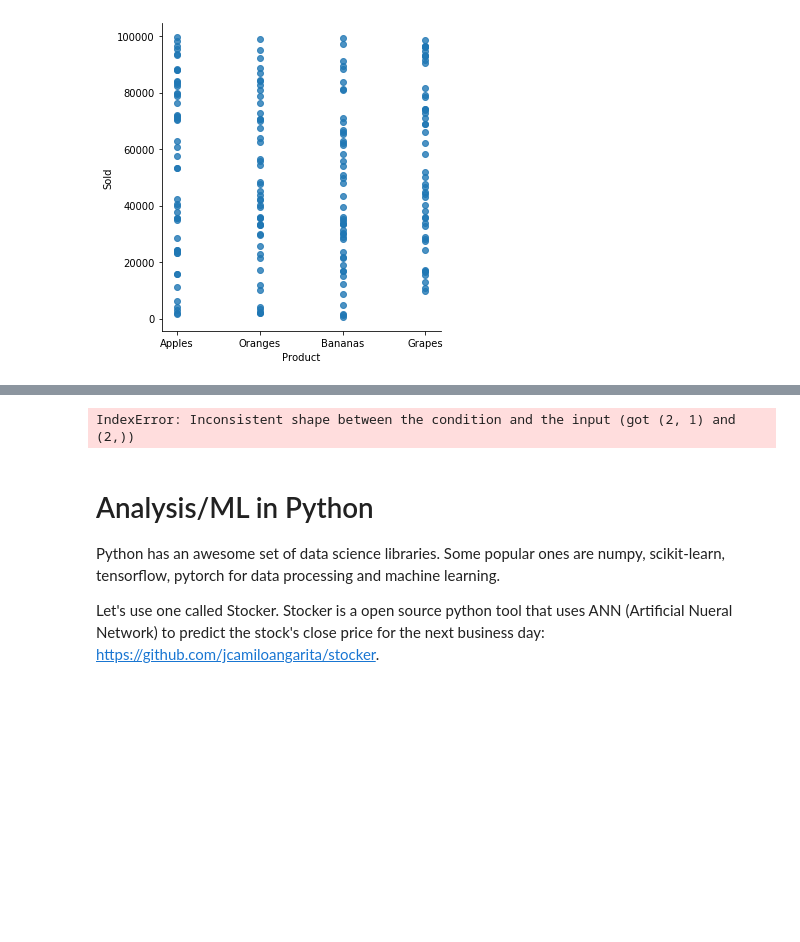
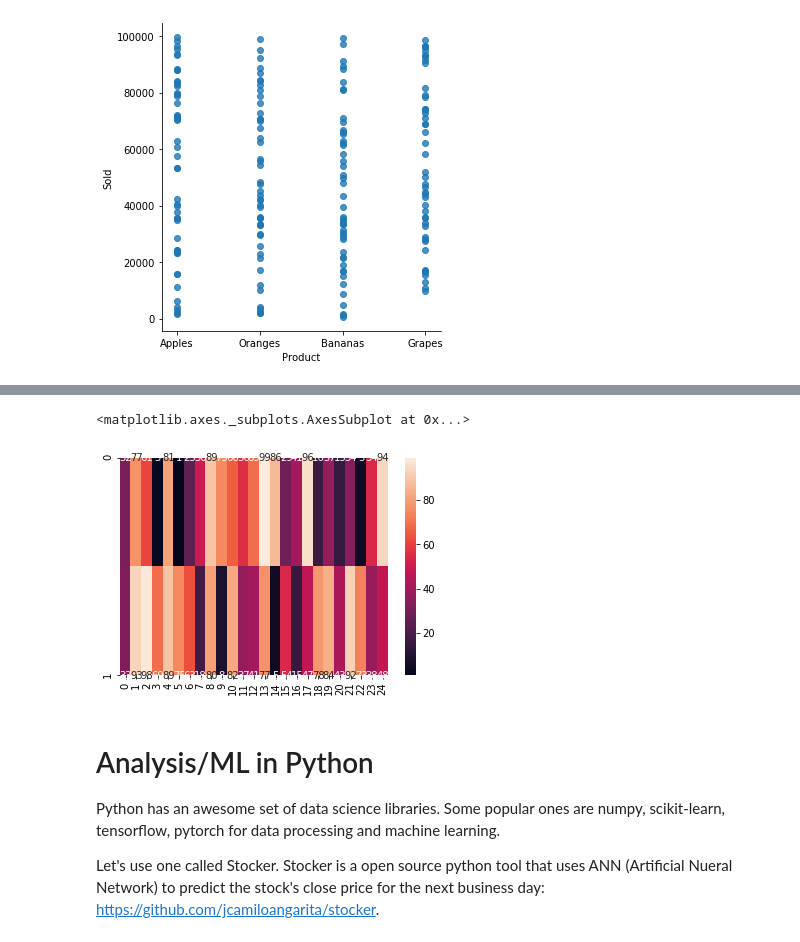
Before and after one commit to keyur32/PythonIntroForMVPs, a Jupyter notebook: notebooks/Python 101 for MVPs.ipynb, the cells around one changed output, grey strips where cells are left out. Cells and saved outputs as stored; diff of their text form; code cells hidden in the pictures; blank space fills up the shorter version.

```diff
--- a/notebooks/Python 101 for MVPs.ipynb
+++ b/notebooks/Python 101 for MVPs.ipynb
@@ -159,8 +163,9 @@ df.head()
 # %%
 #create heatmap
-#sns.heatmap([all_data.product, all_data.Sold], annot=True, fmt="d")
+sns.heatmap([df.x, df.y], annot=True, fmt="d")
 # %% [output]
-IndexError: Inconsistent shape between the condition and the input (got (2, 1) and (2,))
+<matplotlib.axes._subplots.AxesSubplot at 0x...>
+[figure, added]
 # %% [markdown]
 # Analysis/ML in Python
 
```
Also changed, not shown: parts of 7 cells of this notebook.
